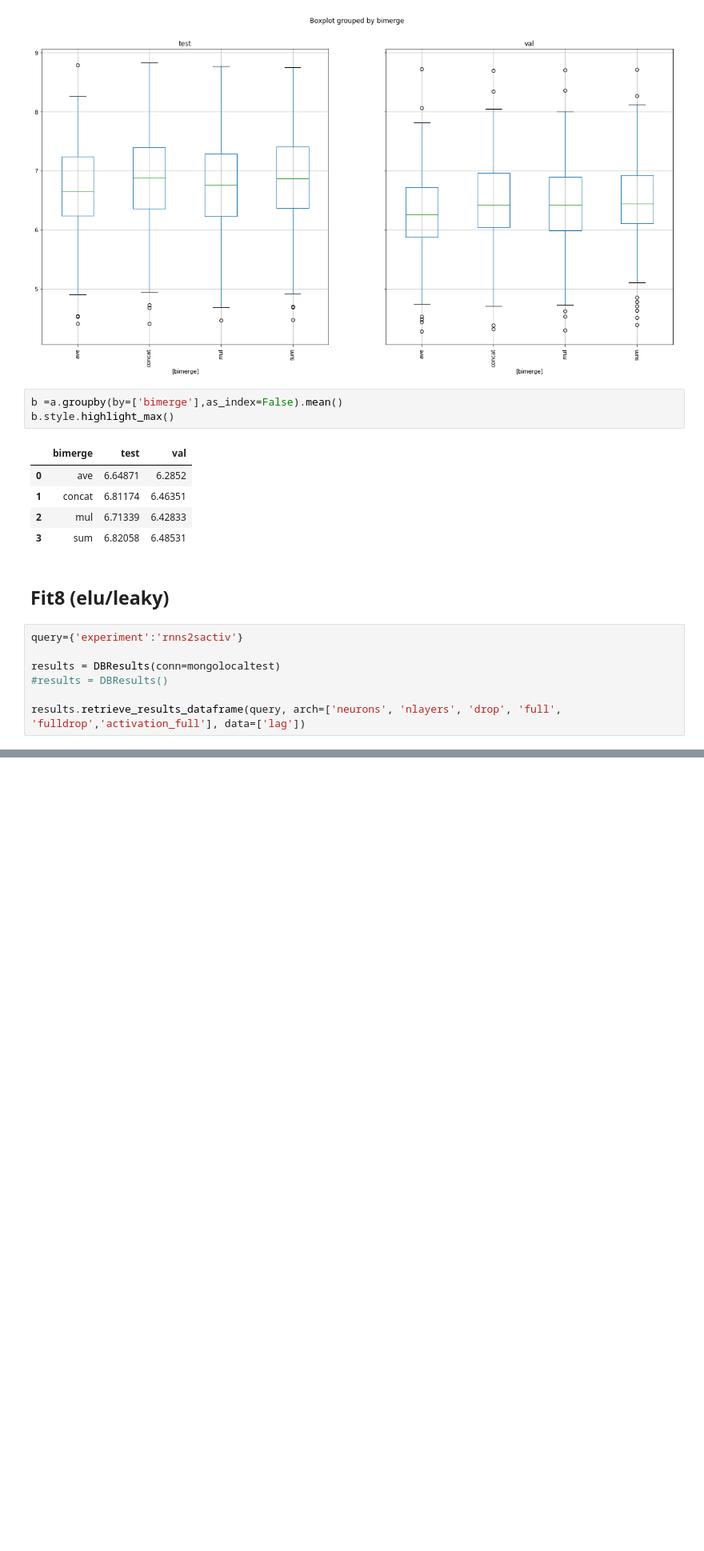
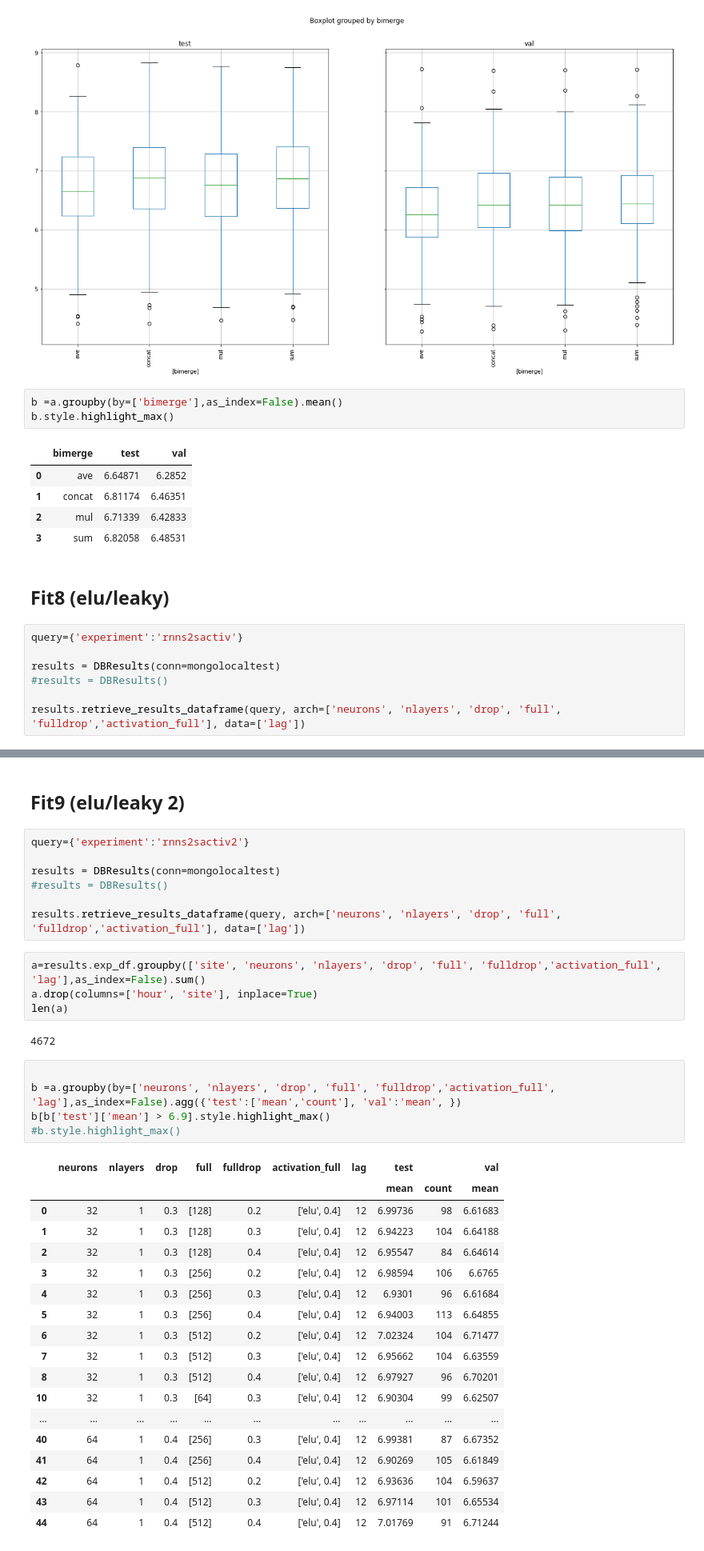
Before and after one commit to bejar/Wind, a Jupyter notebook: Notebooks/Tunning/ParameterTunningRNNS2S.ipynb, the cells around one changed output, grey strips where cells are left out. Shown at 80% size. Drawn from its saved outputs; the diff is of its cells as text; blank space fills up the shorter version.

```diff
--- a/Notebooks/Tunning/ParameterTunningRNNS2S.ipynb
+++ b/Notebooks/Tunning/ParameterTunningRNNS2S.ipynb
@@ -359,0 +370,39 @@ py.iplot(trace, filename='basic-scatter')
+# %% [markdown]
+## Fit9 (elu/leaky 2)
+# %%
+query={'experiment':'rnns2sactiv2'}
+
+results = DBResults(conn=mongolocaltest)
+#results = DBResults()
+
+results.retrieve_results_dataframe(query, arch=['neurons', 'nlayers', 'drop', 'full', 'fulldrop','activation_full'], data=['lag'])
+# %%
+a=results.exp_df.groupby(['site', 'neurons', 'nlayers', 'drop', 'full', 'fulldrop','activation_full',   'lag'],as_index=False).sum()
+a.drop(columns=['hour', 'site'], inplace=True)
+len(a)
+# %% [output]
+4672
+# %%
+
+b =a.groupby(by=['neurons', 'nlayers', 'drop', 'full', 'fulldrop','activation_full', 'lag'],as_index=False).agg({'test':['mean','count'], 'val':'mean', })
+b[b['test']['mean'] > 6.9].style.highlight_max()
+#b.style.highlight_max()
+# %% [output]
+|  | neurons | nlayers | drop | full | fulldrop | activation_full | lag | test |  | val |
+|  |  |  |  |  |  |  |  | mean | count | mean |
+| 0 | 32 | 1 | 0.3 | [128] | 0.2 | ['elu', 0.4] | 12 | 6.99736 | 98 | 6.61683 |
+| 1 | 32 | 1 | 0.3 | [128] | 0.3 | ['elu', 0.4] | 12 | 6.94223 | 104 | 6.64188 |
+| 2 | 32 | 1 | 0.3 | [128] | 0.4 | ['elu', 0.4] | 12 | 6.95547 | 84 | 6.64614 |
+| 3 | 32 | 1 | 0.3 | [256] | 0.2 | ['elu', 0.4] | 12 | 6.98594 | 106 | 6.6765 |
+| 4 | 32 | 1 | 0.3 | [256] | 0.3 | ['elu', 0.4] | 12 | 6.9301 | 96 | 6.61684 |
+| 5 | 32 | 1 | 0.3 | [256] | 0.4 | ['elu', 0.4] | 12 | 6.94003 | 113 | 6.64855 |
+| 6 | 32 | 1 | 0.3 | [512] | 0.2 | ['elu', 0.4] | 12 | 7.02324 | 104 | 6.71477 |
+| 7 | 32 | 1 | 0.3 | [512] | 0.3 | ['elu', 0.4] | 12 | 6.95662 | 104 | 6.63559 |
+| 8 | 32 | 1 | 0.3 | [512] | 0.4 | ['elu', 0.4] | 12 | 6.97927 | 96 | 6.70201 |
+| 10 | 32 | 1 | 0.3 | [64] | 0.3 | ['elu', 0.4] | 12 | 6.90304 | 99 | 6.62507 |
+| ... | ... | ... | ... | ... | ... | ... | ... | ... | ... | ... |
+| 40 | 64 | 1 | 0.4 | [256] | 0.3 | ['elu', 0.4] | 12 | 6.99381 | 87 | 6.67352 |
+| 41 | 64 | 1 | 0.4 | [256] | 0.4 | ['elu', 0.4] | 12 | 6.90269 | 105 | 6.61849 |
+| 42 | 64 | 1 | 0.4 | [512] | 0.2 | ['elu', 0.4] | 12 | 6.93636 | 104 | 6.59637 |
+| 43 | 64 | 1 | 0.4 | [512] | 0.3 | ['elu', 0.4] | 12 | 6.97114 | 101 | 6.65534 |
+| 44 | 64 | 1 | 0.4 | [512] | 0.4 | ['elu', 0.4] | 12 | 7.01769 | 91 | 6.71244 |
```
Also changed, not shown: parts of 4 cells of this notebook, 3 other files.
